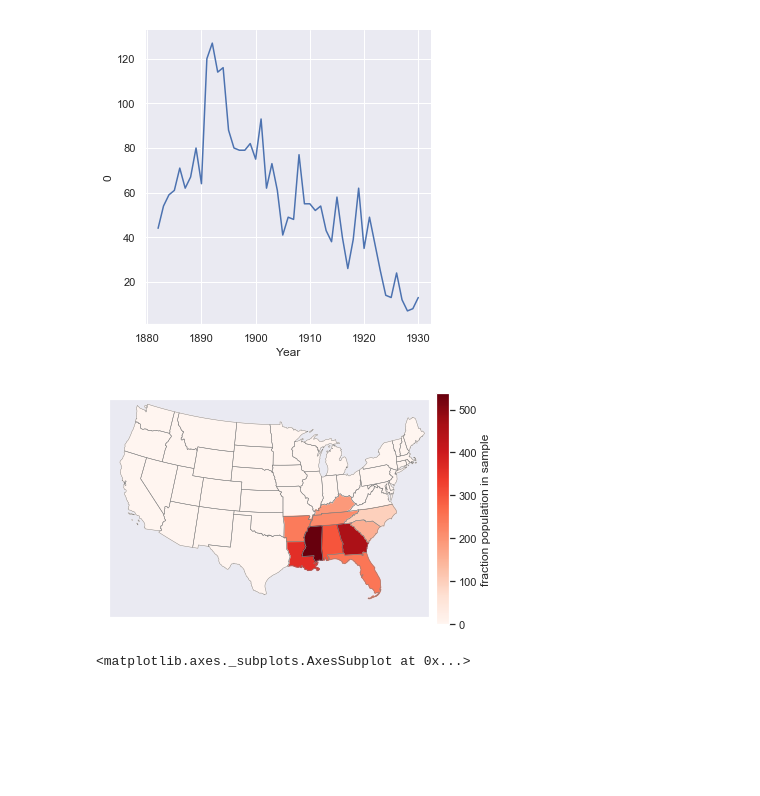
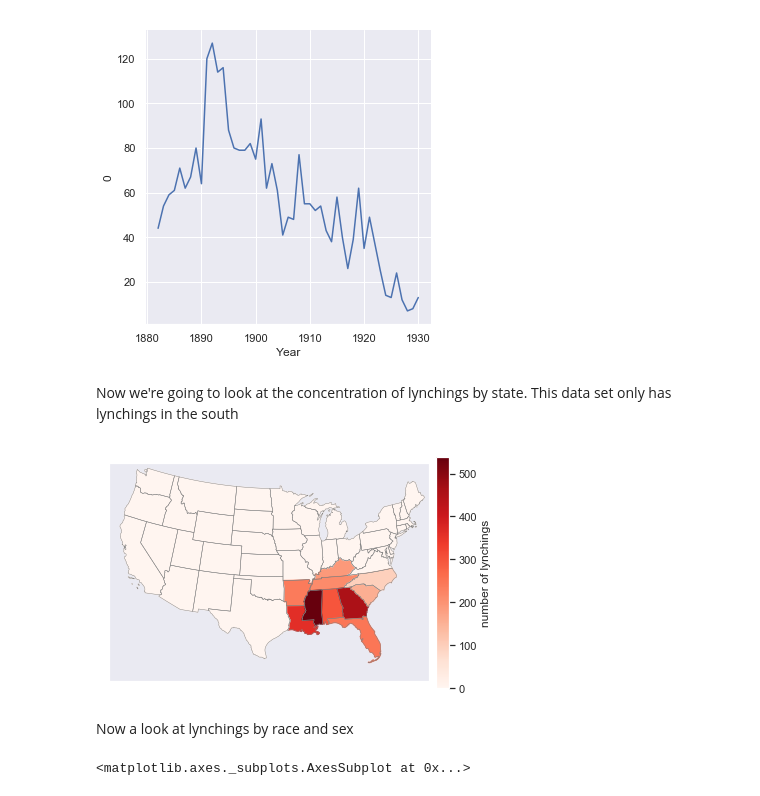
Before and after one commit to nickgrasley/appliedMachineLearning, a Jupyter notebook: ml_hw1.ipynb, the cells around one changed output. Cells and saved outputs as stored; diff of their text form; code cells hidden in the pictures; blank space fills up the shorter version.

```diff
--- a/ml_hw1.ipynb
+++ b/ml_hw1.ipynb
@@ -107,6 +129,8 @@ sns.relplot(x='Year',y=0,kind='line',data=lynchingData.groupby('Year').size().re
 # %% [output]
 <seaborn.axisgrid.FacetGrid at 0x...>
 [figure]
+# %% [markdown]
+Now we're going to look at the concentration of lynchings by state. This data set only has lynchings in the south
 # %%
 #Graph the lynching data
 
@@ -121,36 +145,37 @@ shp_info = m.readshapefile('/Users/thegrasley/Downloads/cb_2017_us_state_20m/cb_
 
 
 representation = lynchingData.stateFull.value_counts().to_dict()
 
 colors = {}
 statenames = []
 cmap = plt.cm.Reds
 vmin = 0 ; vmax = 538
 norm = Normalize(vmin=vmin, vmax=vmax)
 for shapedict in m.states_info:
     statename = shapedict['NAME']
     if statename not in ['District of Columbia', 'Puerto Rico', 'Alaska', 'Hawaii']:
         diff = representation.get(statename,0)
         colors[statename] = cmap((diff-vmin)/(vmax-vmin))[:3]
     statenames.append(statename)
 
 for nshape,seg in enumerate(m.states):
     # skip DC and Puerto Rico.
     if statenames[nshape] not in ['Puerto Rico', 'District of Columbia', 'Alaska', 'Hawaii']:
         color = rgb2hex(colors[statenames[nshape]])
         poly = Polygon(seg,facecolor=color,edgecolor=color)
         ax.add_patch(poly)
 
-#ax.set_title('Sample Representation Relative to Population')
 
 ax_c = fig.add_axes([0.9, 0.1, 0.03, 0.8])
 cb = ColorbarBase(ax_c,cmap=cmap,norm=norm,orientation='vertical',
-                  label=r'fraction population in sample')
+                  label=r'number of lynchings')
 
 plt.savefig('coverage_map.png', dpi=300, bbox_inches='tight', bbox_extra_artists=[ax_c])
 plt.show()
 # %% [output]
-[figure, old version]
+[figure, new version]
+# %% [markdown]
+Now a look at lynchings by race and sex
 # %%
 sns.countplot(x='Race',hue='Sex',data=lynchingData)
 # %% [output]
```
Also changed, not shown: parts of 32 cells of this notebook.
